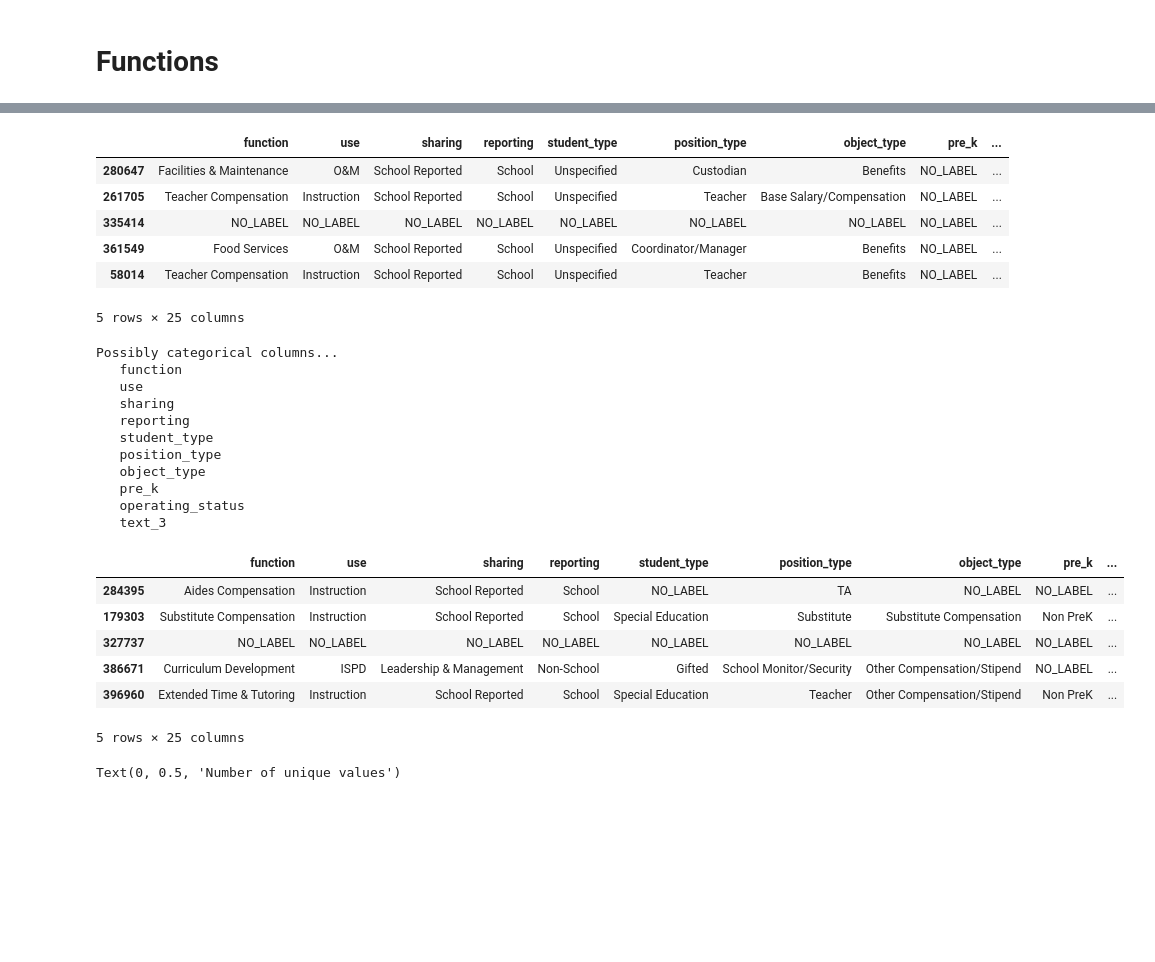
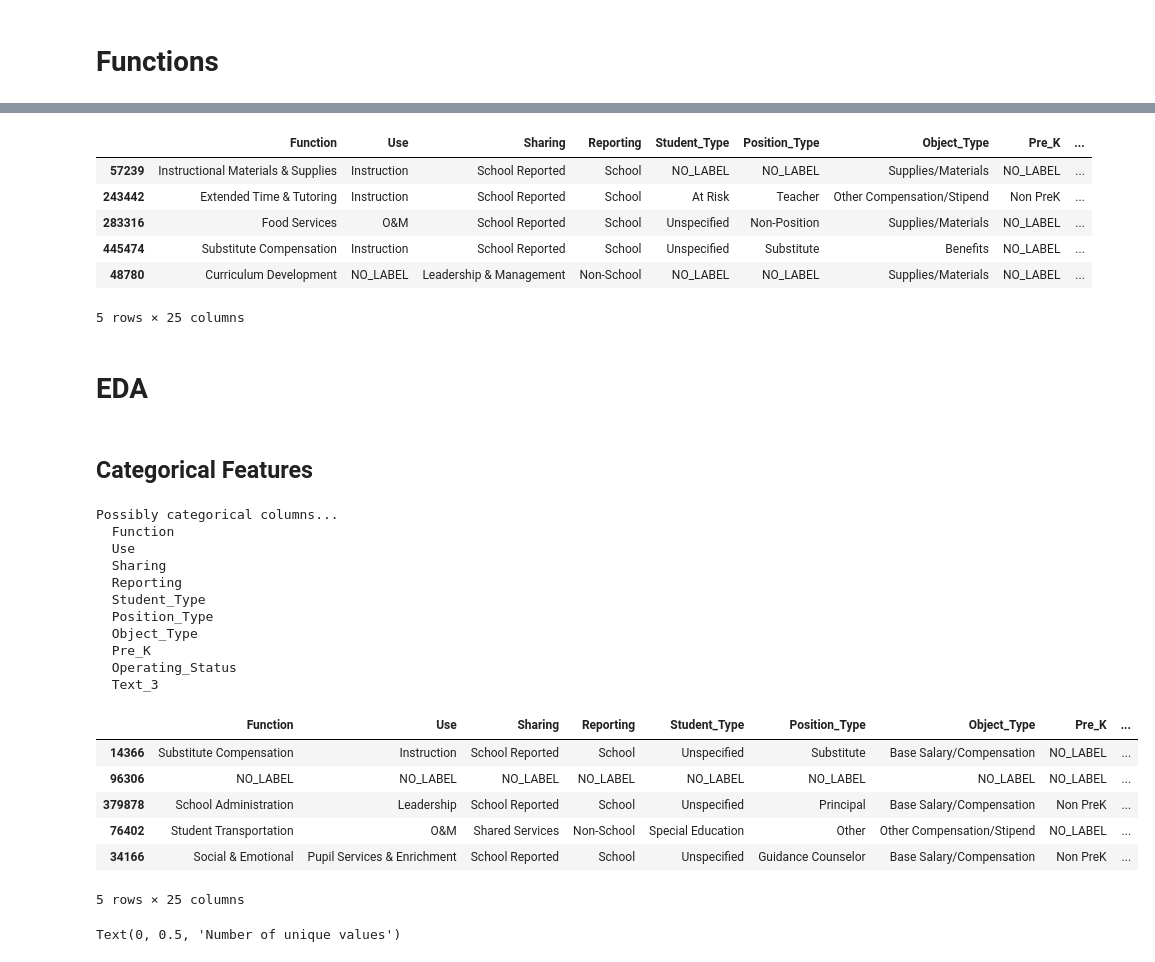
Before and after one commit to watchful-cluckets/springboard_dsci_career_track, a Jupyter notebook: datacamp_projects/school_budget/school_budget.ipynb, the cells around one changed output, grey strips where cells are left out. Cells and saved outputs as stored; diff of their text form; code cells hidden in the pictures; blank space fills up the shorter version.

Commit message:
updated school

```diff
--- a/datacamp_projects/school_budget/school_budget.ipynb
+++ b/datacamp_projects/school_budget/school_budget.ipynb
@@ -145,16 +254,17 @@ Hello, TensorFlow!
 # %%
 # load data and use pyjanitor to clean
-train_df = pd.read_csv("datasets/trainingdata.csv", index_col=0).clean_names().remove_empty()
-test_df = pd.read_csv("datasets/testdata.csv", index_col=0).clean_names().remove_empty()
+train_df = pd.read_csv("datasets/train.csv", index_col=0)
+test_df = pd.read_csv("datasets/test.csv", index_col=0)
+holdout_df = pd.read_csv("datasets/holdout.csv", index_col=0)
 # %%
 train_df.sample(5)
 # %% [output]
-|  | function | use | sharing | reporting | student_type | position_type | object_type | pre_k | ... |
-| 280647 | Facilities & Maintenance | O&M | School Reported | School | Unspecified | Custodian | Benefits | NO_LABEL | ... |
-| 261705 | Teacher Compensation | Instruction | School Reported | School | Unspecified | Teacher | Base Salary/Compensation | NO_LABEL | ... |
-| 335414 | NO_LABEL | NO_LABEL | NO_LABEL | NO_LABEL | NO_LABEL | NO_LABEL | NO_LABEL | NO_LABEL | ... |
-| 361549 | Food Services | O&M | School Reported | School | Unspecified | Coordinator/Manager | Benefits | NO_LABEL | ... |
-| 58014 | Teacher Compensation | Instruction | School Reported | School | Unspecified | Teacher | Benefits | NO_LABEL | ... |
+|  | Function | Use | Sharing | Reporting | Student_Type | Position_Type | Object_Type | Pre_K | ... |
+| 57239 | Instructional Materials & Supplies | Instruction | School Reported | School | NO_LABEL | NO_LABEL | Supplies/Materials | NO_LABEL | ... |
+| 243442 | Extended Time & Tutoring | Instruction | School Reported | School | At Risk | Teacher | Other Compensation/Stipend | Non PreK | ... |
+| 283316 | Food Services | O&M | School Reported | School | Unspecified | Non-Position | Supplies/Materials | NO_LABEL | ... |
+| 445474 | Substitute Compensation | Instruction | School Reported | School | Unspecified | Substitute | Benefits | NO_LABEL | ... |
+| 48780 | Curriculum Development | NO_LABEL | Leadership & Management | Non-School | NO_LABEL | NO_LABEL | Supplies/Materials | NO_LABEL | ... |
 5 rows × 25 columns
 # %%
 # inspect
@@ -168,3 +278,7 @@ profile_report.to_file("docs/train_profile.html")
+# %% [markdown]
+# EDA
+# %% [markdown]
+## Categorical Features
 # %%
 # look for possible categorical columns
 MIN_CATEGORIES = 2
@@ -174,34 +288,34 @@ print("Possibly categorical columns...")
 for col in train_df.select_dtypes(include=["object"]).columns:
     if MIN_CATEGORIES < len(train_df[col].value_counts()) < MAX_CATEGORIES:
         categorical_cols.append(col)
-        print(f"   {col}")
+        print(f"  {col}")
 if len(categorical_cols) == 0:
     print("   None")
 # %% [output]
 Possibly categorical columns...
-   function
-   use
-   sharing
-   reporting
-   student_type
-   position_type
-   object_type
-   pre_k
-   operating_status
-   text_3
+  Function
+  Use
+  Sharing
+  Reporting
+  Student_Type
+  Position_Type
+  Object_Type
+  Pre_K
+  Operating_Status
+  Text_3
 # %%
-# change the column type using pyjanitor
-categorical_cols.remove("text_3")
+# change the column type
+categorical_cols.remove("Text_3")
 categorize_feature = lambda x: x.astype("category")
 train_df[categorical_cols].apply(categorize_feature, axis=0)
 train_df.sample(5)
 # %% [output]
-|  | function | use | sharing | reporting | student_type | position_type | object_type | pre_k | ... |
-| 284395 | Aides Compensation | Instruction | School Reported | School | NO_LABEL | TA | NO_LABEL | NO_LABEL | ... |
-| 179303 | Substitute Compensation | Instruction | School Reported | School | Special Education | Substitute | Substitute Compensation | Non PreK | ... |
-| 327737 | NO_LABEL | NO_LABEL | NO_LABEL | NO_LABEL | NO_LABEL | NO_LABEL | NO_LABEL | NO_LABEL | ... |
-| 386671 | Curriculum Development | ISPD | Leadership & Management | Non-School | Gifted | School Monitor/Security | Other Compensation/Stipend | NO_LABEL | ... |
-| 396960 | Extended Time & Tutoring | Instruction | School Reported | School | Special Education | Teacher | Other Compensation/Stipend | Non PreK | ... |
+|  | Function | Use | Sharing | Reporting | Student_Type | Position_Type | Object_Type | Pre_K | ... |
+| 14366 | Substitute Compensation | Instruction | School Reported | School | Unspecified | Substitute | Base Salary/Compensation | NO_LABEL | ... |
+| 96306 | NO_LABEL | NO_LABEL | NO_LABEL | NO_LABEL | NO_LABEL | NO_LABEL | NO_LABEL | NO_LABEL | ... |
+| 379878 | School Administration | Leadership | School Reported | School | Unspecified | Principal | Base Salary/Compensation | Non PreK | ... |
+| 76402 | Student Transportation | O&M | Shared Services | Non-School | Special Education | Other | Other Compensation/Stipend | NO_LABEL | ... |
+| 34166 | Social & Emotional | Pupil Services & Enrichment | School Reported | School | Unspecified | Guidance Counselor | Base Salary/Compensation | Non PreK | ... |
 5 rows × 25 columns
 # %%
 # display unique values for each feature
```
Also changed, not shown: parts of 24 cells of this notebook, 5 other files.
